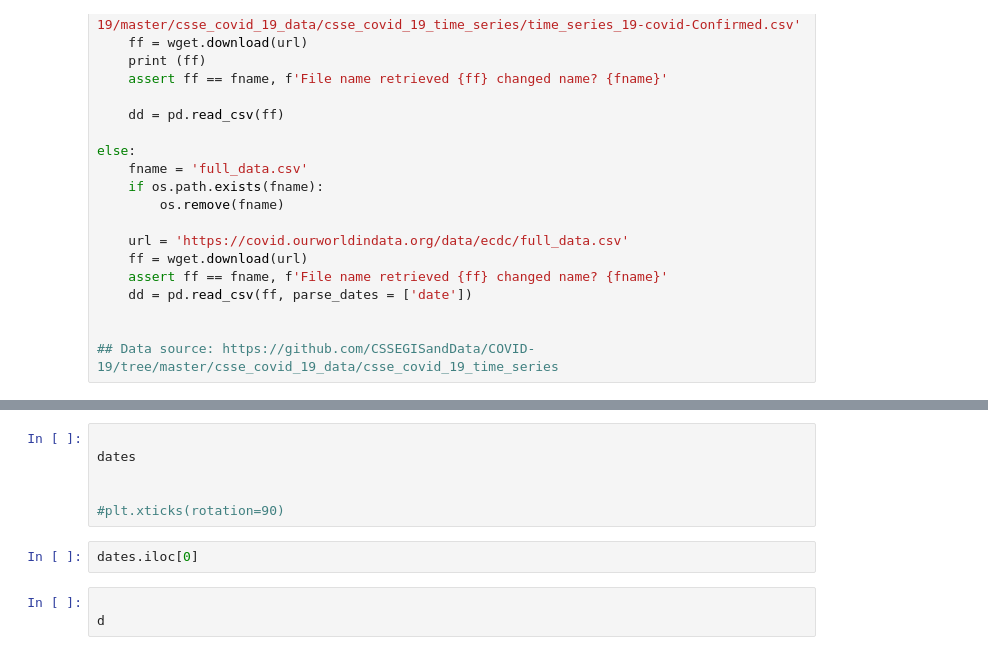
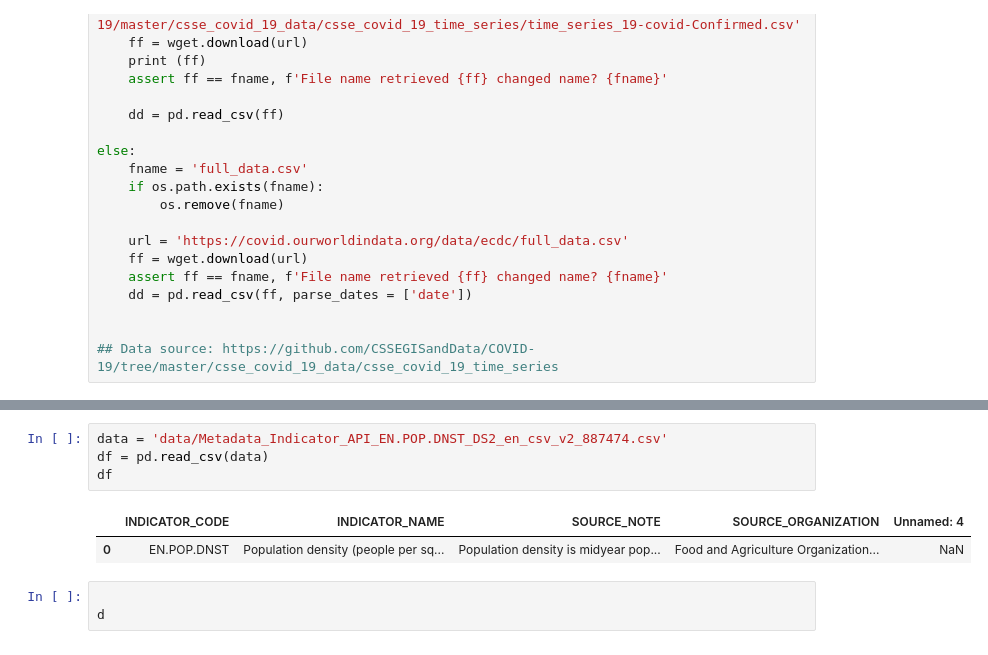
Before and after one commit to aaorsi/covid, a Jupyter notebook: check_covid.ipynb, the cells around one changed output, grey strips where cells are left out. Cells and saved outputs as stored; diff of their text form.

```diff
--- a/check_covid.ipynb
+++ b/check_covid.ipynb
@@ -160,11 +211,10 @@ plt.show()
-# %%
-
-dates
-
-
-#plt.xticks(rotation=90)
-# %%
-dates.iloc[0]
+# %%
+data = 'data/Metadata_Indicator_API_EN.POP.DNST_DS2_en_csv_v2_887474.csv'
+df = pd.read_csv(data)
+df
+# %% [output]
+|  | INDICATOR_CODE | INDICATOR_NAME | SOURCE_NOTE | SOURCE_ORGANIZATION | Unnamed: 4 |
+| 0 | EN.POP.DNST | Population density (people per sq... | Population density is midyear pop... | Food and Agriculture Organization... | NaN |
 # %%
 
 d
```
Also changed, not shown: parts of 4 cells of this notebook.
